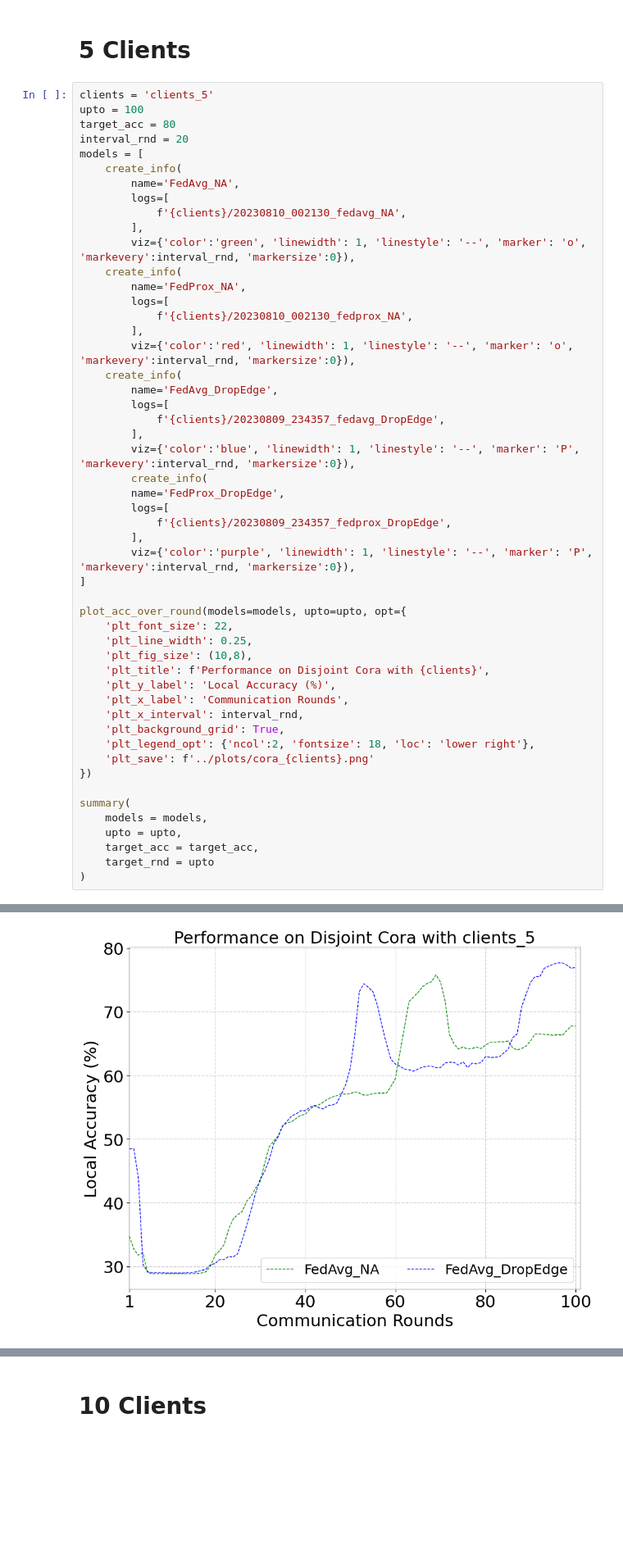
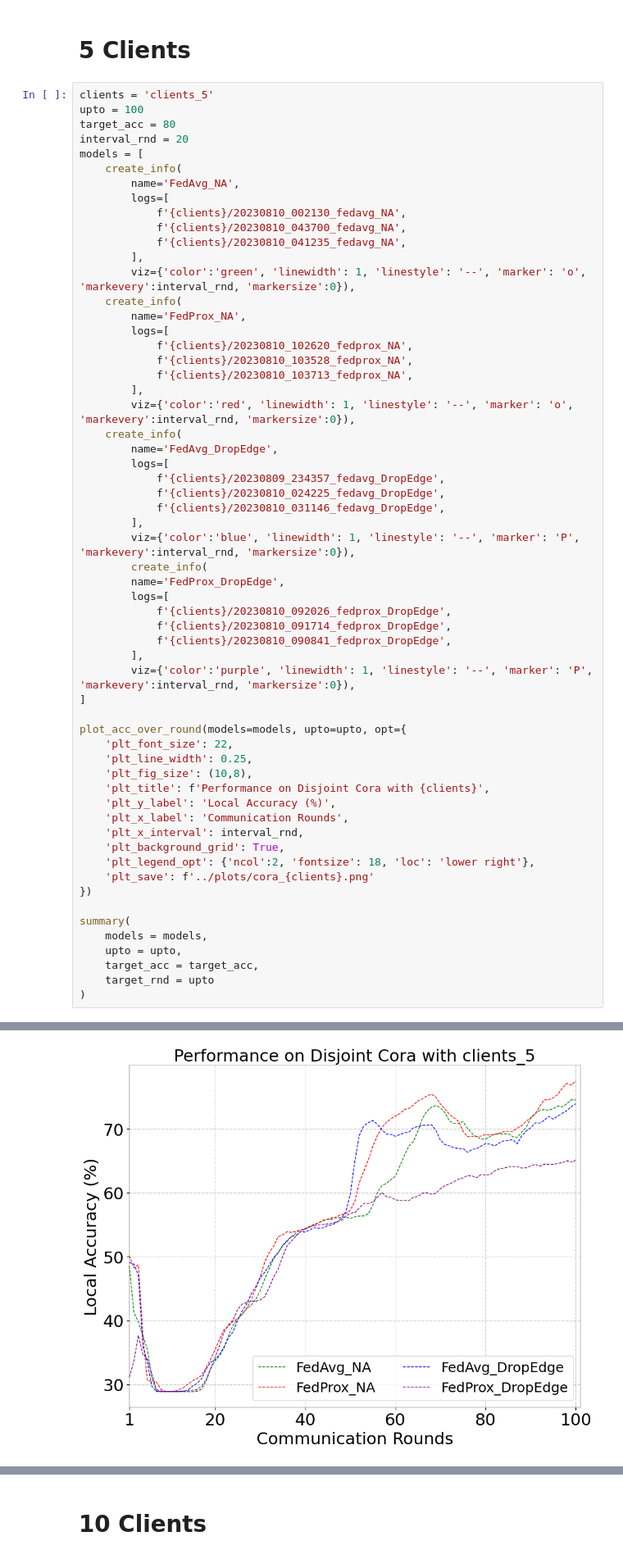
Before and after one commit to Oxfordblue7/FedGrAINS, a Jupyter notebook: evaluations/fedprox_dropedge_analysis.ipynb, the cells around one changed output, grey strips where cells are left out. Shown at 82% size. Drawn from its saved outputs; the diff is of its cells as text; blank space fills up the shorter version.

```diff
--- a/evaluations/fedprox_dropedge_analysis.ipynb
+++ b/evaluations/fedprox_dropedge_analysis.ipynb
@@ -28,24 +28,32 @@ models = [
         name='FedAvg_NA',
         logs=[
             f'{clients}/20230810_002130_fedavg_NA',
+            f'{clients}/20230810_043700_fedavg_NA',
+            f'{clients}/20230810_041235_fedavg_NA',
         ],
         viz={'color':'green', 'linewidth': 1, 'linestyle': '--', 'marker': 'o', 'markevery':interval_rnd, 'markersize':0}),
     create_info(
         name='FedProx_NA',
         logs=[
-            f'{clients}/20230810_002130_fedprox_NA',
+            f'{clients}/20230810_102620_fedprox_NA',
+            f'{clients}/20230810_103528_fedprox_NA',
+            f'{clients}/20230810_103713_fedprox_NA',
         ],
         viz={'color':'red', 'linewidth': 1, 'linestyle': '--', 'marker': 'o', 'markevery':interval_rnd, 'markersize':0}),
     create_info(
         name='FedAvg_DropEdge',
         logs=[
             f'{clients}/20230809_234357_fedavg_DropEdge',
+            f'{clients}/20230810_024225_fedavg_DropEdge',
+            f'{clients}/20230810_031146_fedavg_DropEdge',
         ],
         viz={'color':'blue', 'linewidth': 1, 'linestyle': '--', 'marker': 'P', 'markevery':interval_rnd, 'markersize':0}),
         create_info(
         name='FedProx_DropEdge',
         logs=[
-            f'{clients}/20230809_234357_fedprox_DropEdge',
+            f'{clients}/20230810_092026_fedprox_DropEdge',
+            f'{clients}/20230810_091714_fedprox_DropEdge',
+            f'{clients}/20230810_090841_fedprox_DropEdge',
         ],
         viz={'color':'purple', 'linewidth': 1, 'linestyle': '--', 'marker': 'P', 'markevery':interval_rnd, 'markersize':0}),
 ]
@@ -74 +81 @@ FileNotFoundError: [Errno 2] No such file or directory: './plots/cora_clients_5.
-[figure, old version]
+[figure, new version]
```
Also changed, not shown: parts of 5 cells of this notebook, 5 other files.
